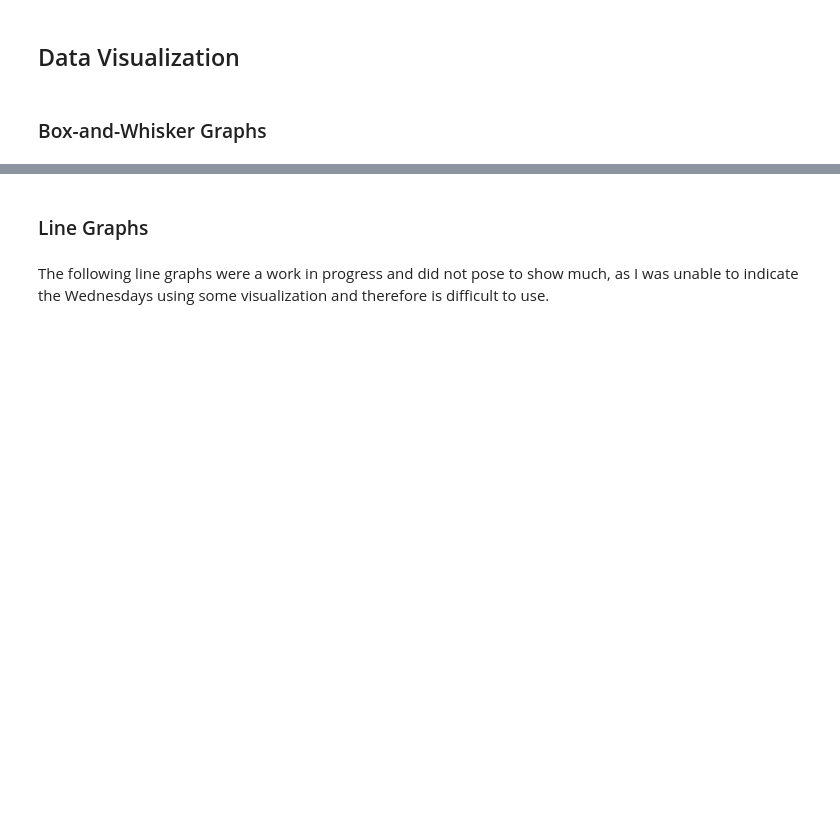
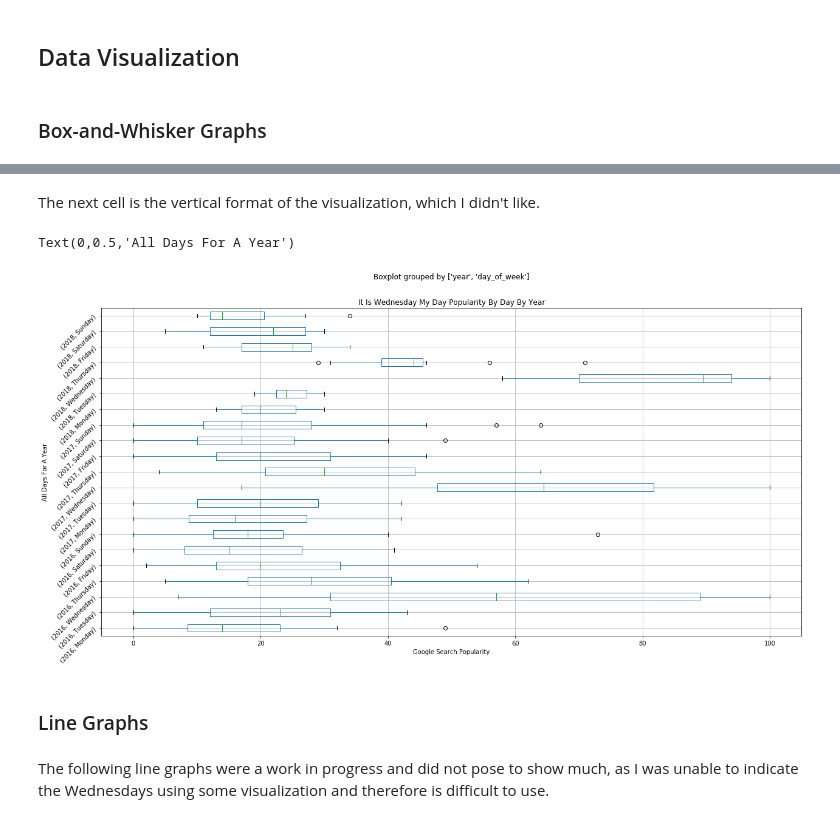
Before and after one commit to GregHilston/It-Is-Wednesday-My-Dudes-Google-Trends, a Jupyter notebook: it_is_wednesday_my_dude.ipynb, the cells around one changed output, grey strips where cells are left out. Drawn from its saved outputs; the diff is of its cells as text; code cells hidden in the pictures; blank space fills up the shorter version.

```diff
--- a/it_is_wednesday_my_dude.ipynb
+++ b/it_is_wednesday_my_dude.ipynb
@@ -121,3 +125,16 @@ fig.figure.savefig("output.png")
+# %% [markdown]
+The next cell is the vertical format of the visualization, which I didn't like.
+# %%
+sorted_df = df.sort_values(by=["day_of_week_int"])
+
+fig = sorted_df.boxplot(column="search_index", by=["year", "day_of_week"], rot=45, figsize=(20,10), vert=False)
+fig.set_title("It Is Wednesday My Day Popularity By Day By Year")
+fig.set_xlabel("Google Search Popularity")
+fig.set_ylabel("All Days For A Year")
+# fig.figure.savefig("output.png")
+# %% [output]
+Text(0,0.5,'All Days For A Year')
+[figure, added]
 # %% [markdown]
 ### Line Graphs
 # %% [markdown]
```
Also changed, not shown: parts of 1 cell of this notebook, 1 other file.
